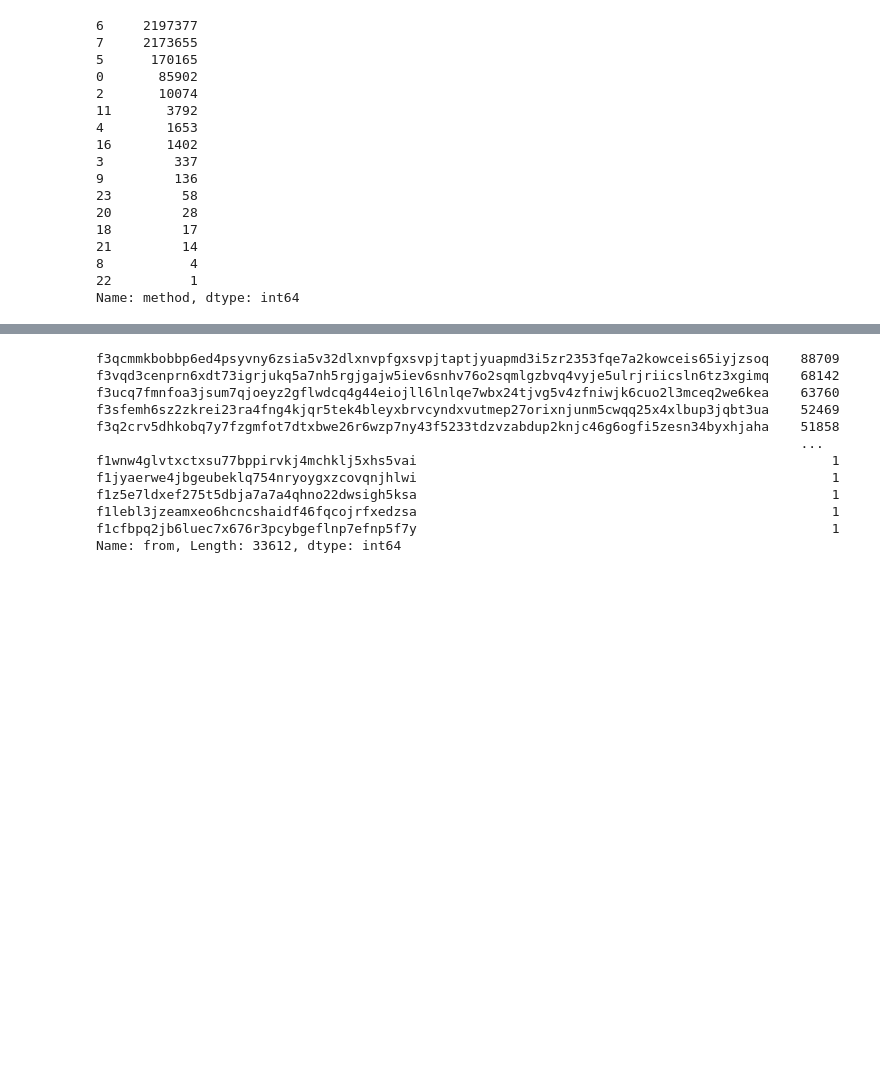
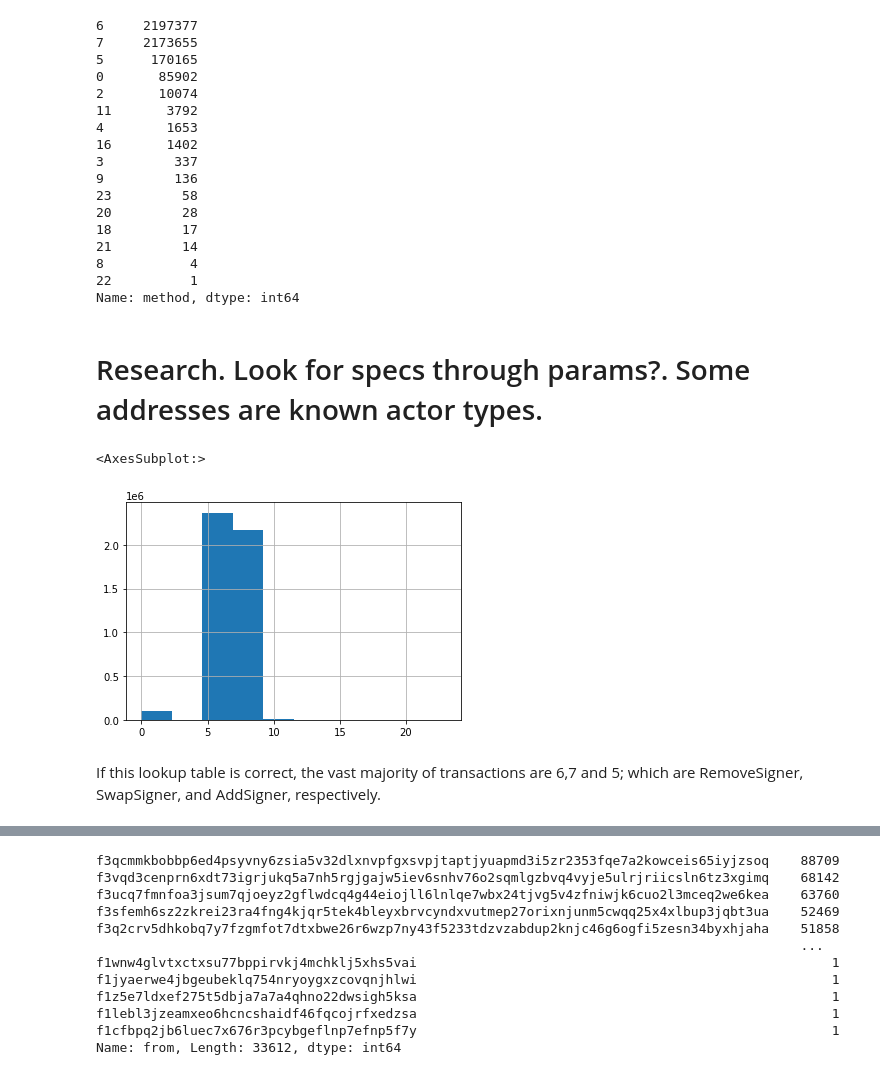
Before and after one commit to BlockScience/filecoin-metrics, a Jupyter notebook: notebooks/EDA/gas_eda_v2.ipynb, the cells around one changed output, grey strips where cells are left out. Saved outputs shown, nothing was run; the diff lists cells and outputs as text; code cells hidden in the pictures; blank space fills up the shorter version.

```diff
--- a/notebooks/EDA/gas_eda_v2.ipynb
+++ b/notebooks/EDA/gas_eda_v2.ipynb
@@ -193,3 +217,10 @@ messages['method'].value_counts()
 8           4
 22          1
 Name: method, dtype: int64
+# %% [markdown]
+# Research. Look for specs through params?. Some addresses are known actor types.
+# %%
+messages['method'].hist()
+# %% [output]
+<AxesSubplot:>
+[figure, added]
@@ -195,0 +230,2 @@ Name: method, dtype: int64
+# %% [markdown]
+If this lookup table is correct, the vast majority of transactions are 6,7 and 5; which are RemoveSigner, SwapSigner, and AddSigner, respectively.
```
Also changed, not shown: parts of 16 cells of this notebook, 1 other file.
